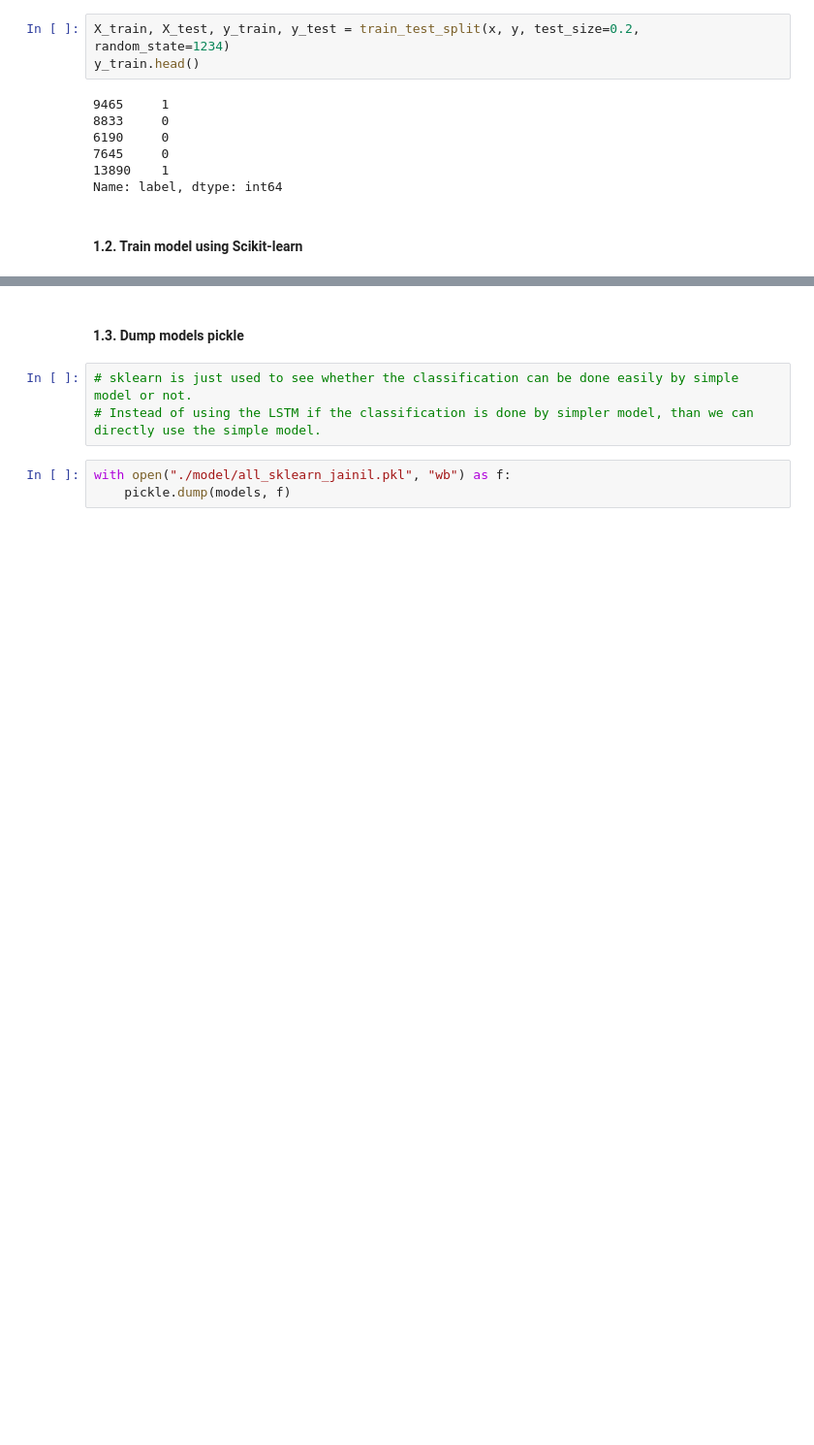
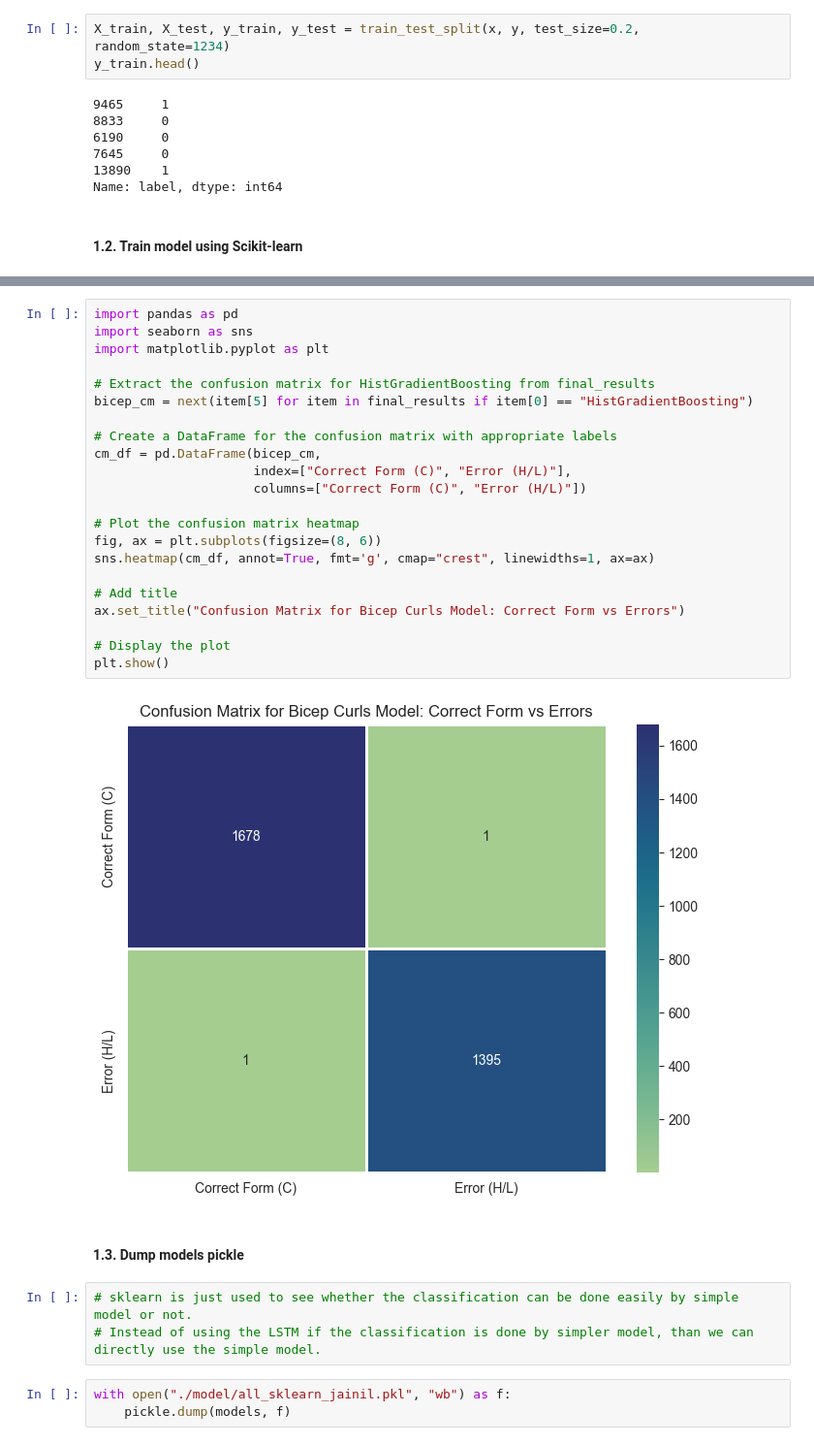
Before and after one commit to DS-CAPSTONE/exercise_correction, a Jupyter notebook: core/bicep_model/2.sklearn.ipynb, the cells around one changed output, grey strips where cells are left out. Shown: that part at 97% size. Saved outputs shown, nothing was run; the diff lists cells and outputs as text; blank space fills up the shorter version.

```diff
--- a/core/bicep_model/2.sklearn.ipynb
+++ b/core/bicep_model/2.sklearn.ipynb
@@ -147,3 +147,27 @@ pd.DataFrame(final_results, columns=["Model", "Precision Score", "Accuracy score
+# %%
+import pandas as pd
+import seaborn as sns
+import matplotlib.pyplot as plt
+
+# Extract the confusion matrix for HistGradientBoosting from final_results
+bicep_cm = next(item[5] for item in final_results if item[0] == "HistGradientBoosting")
+
+# Create a DataFrame for the confusion matrix with appropriate labels
+cm_df = pd.DataFrame(bicep_cm,
+                     index=["Correct Form (C)", "Error (H/L)"],
+                     columns=["Correct Form (C)", "Error (H/L)"])
+
+# Plot the confusion matrix heatmap
+fig, ax = plt.subplots(figsize=(8, 6))
+sns.heatmap(cm_df, annot=True, fmt='g', cmap="crest", linewidths=1, ax=ax)
+
+# Add title
+ax.set_title("Confusion Matrix for Bicep Curls Model: Correct Form vs Errors")
+
+# Display the plot
+plt.show()
+# %% [output]
+[figure, added]
 # %% [markdown]
 #### 1.3. Dump models pickle
 # %%
```
Also changed, not shown: parts of 2 cells of this notebook, 10 other files.
